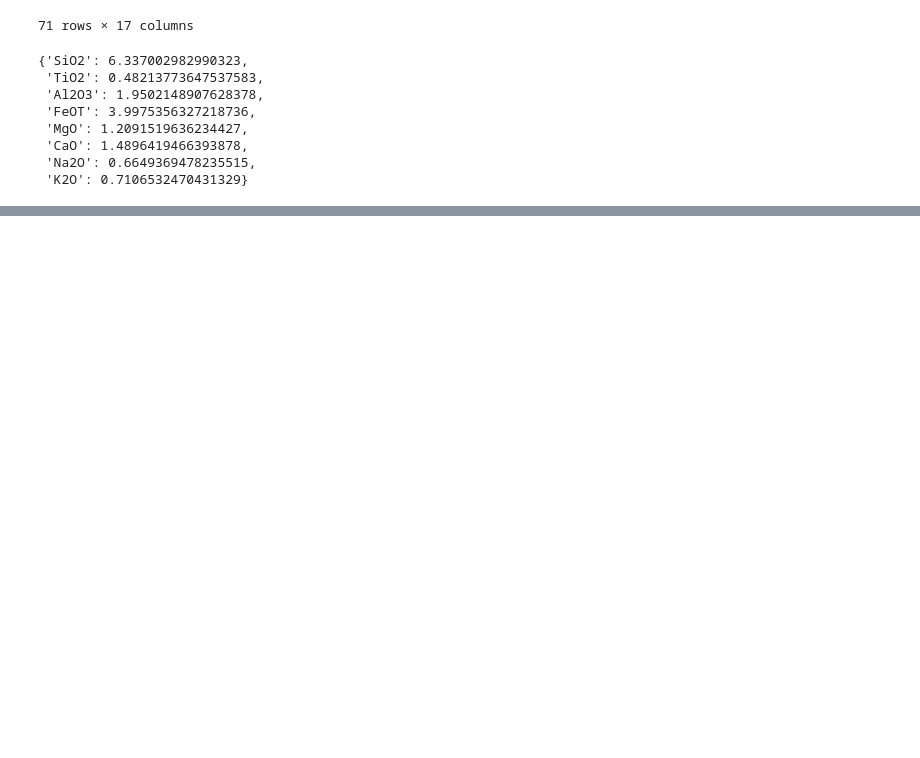
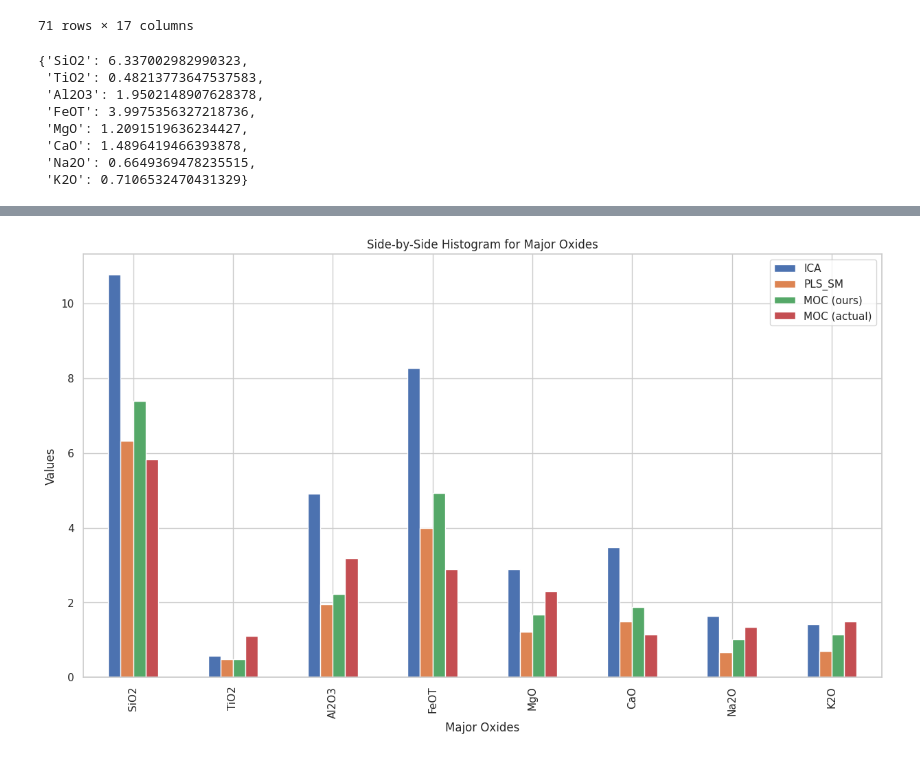
Before and after one commit to chhoumann/thesis-chemcam, a Jupyter notebook: baseline/MOC.ipynb, the cells around one changed output, grey strips where cells are left out. Saved outputs shown, nothing was run; the diff lists cells and outputs as text; code cells hidden in the pictures; blank space fills up the shorter version.

Commit message:
add plot creation to moc

```diff
--- a/baseline/MOC.ipynb
+++ b/baseline/MOC.ipynb
@@ -250,3 +250,17 @@ RMSEs_df.T
 | CaO | 3.487749 | 1.489642 | 1.873093 |
 | Na2O | 1.648846 | 0.664937 | 1.024838 |
 | K2O | 1.427393 | 0.710653 | 1.147689 |
+# %%
+MOC_model_rmses = {
+    'SiO2': 5.83,
+    'TiO2': 1.10,
+    'Al2O3': 3.18,
+    'FeOT': 2.90,
+    'MgO': 2.30,
+    'CaO': 1.14,
+    'Na2O': 1.34,
+    'K2O': 1.49
+ }
+# %%
+R_df = RMSEs_df.T
+R_df['MOC (actual)'] = MOC_model_rmses.values()
@@ -252,0 +270,18 @@ RMSEs_df.T
+# %%
+import matplotlib.pyplot as plt
+
+# Setting the first column as the index
+# R_df.set_index('Unnamed: 0', inplace=True)
+
+# Creating the plot
+ax = R_df.plot(kind='bar', figsize=(15, 8))
+
+# Adding labels and title
+ax.set_ylabel('Values')
+ax.set_xlabel('Major Oxides')
+ax.set_title('Side-by-Side Histogram for Major Oxides')
+
+# Display the plot
+plt.show()
+# %% [output]
+[figure, added]
```
Also changed, not shown: parts of 3 cells of this notebook.
